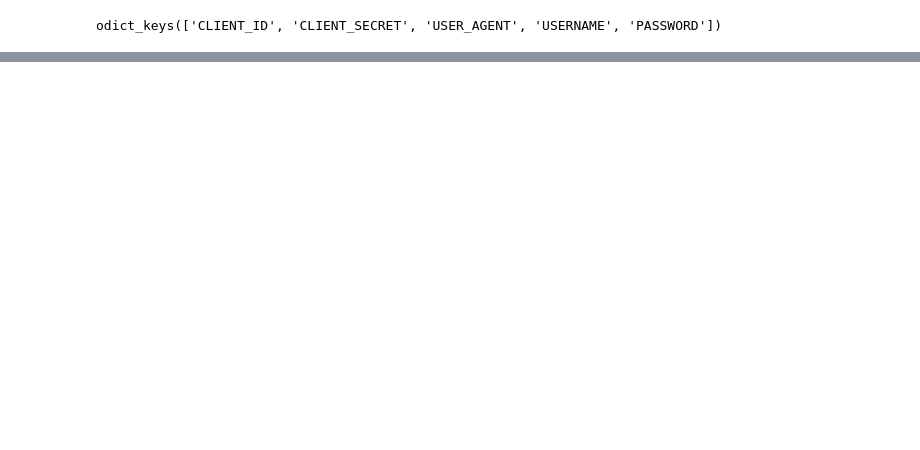
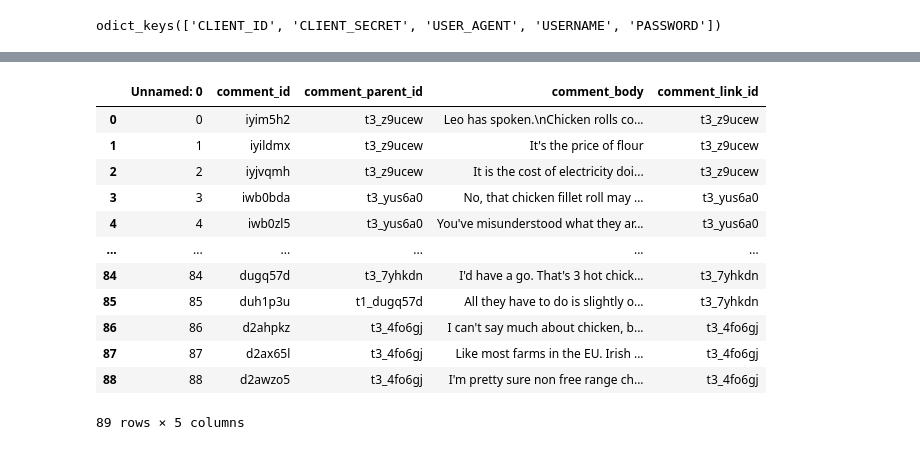
Before and after one commit to Juliet-Blue/sba22307-CA2, a Jupyter notebook: CA2-sentiment analysis.ipynb, the cells around one changed output, grey strips where cells are left out. Cells and saved outputs as stored; diff of their text form; code cells hidden in the pictures; blank space fills up the shorter version.

```diff
--- a/CA2-sentiment analysis.ipynb
+++ b/CA2-sentiment analysis.ipynb
@@ -259,0 +272,16 @@ post_data
+# %%
+df_cost_comment
+# %% [output]
+|  | Unnamed: 0 | comment_id | comment_parent_id | comment_body | comment_link_id |
+| 0 | 0 | iyim5h2 | t3_z9ucew | Leo has spoken.\nChicken rolls co... | t3_z9ucew |
+| 1 | 1 | iyildmx | t3_z9ucew | It's the price of flour | t3_z9ucew |
+| 2 | 2 | iyjvqmh | t3_z9ucew | It is the cost of electricity doi... | t3_z9ucew |
+| 3 | 3 | iwb0bda | t3_yus6a0 | No, that chicken fillet roll may ... | t3_yus6a0 |
+| 4 | 4 | iwb0zl5 | t3_yus6a0 | You've misunderstood what they ar... | t3_yus6a0 |
+| ... | ... | ... | ... | ... | ... |
+| 84 | 84 | dugq57d | t3_7yhkdn | I'd have a go. That's 3 hot chick... | t3_7yhkdn |
+| 85 | 85 | duh1p3u | t1_dugq57d | All they have to do is slightly o... | t3_7yhkdn |
+| 86 | 86 | d2ahpkz | t3_4fo6gj | I can't say much about chicken, b... | t3_4fo6gj |
+| 87 | 87 | d2ax65l | t3_4fo6gj | Like most farms in the EU. Irish ... | t3_4fo6gj |
+| 88 | 88 | d2awzo5 | t3_4fo6gj | I'm pretty sure non free range ch... | t3_4fo6gj |
+89 rows × 5 columns
```
Also changed, not shown: parts of 16 cells of this notebook, 8 other files.
